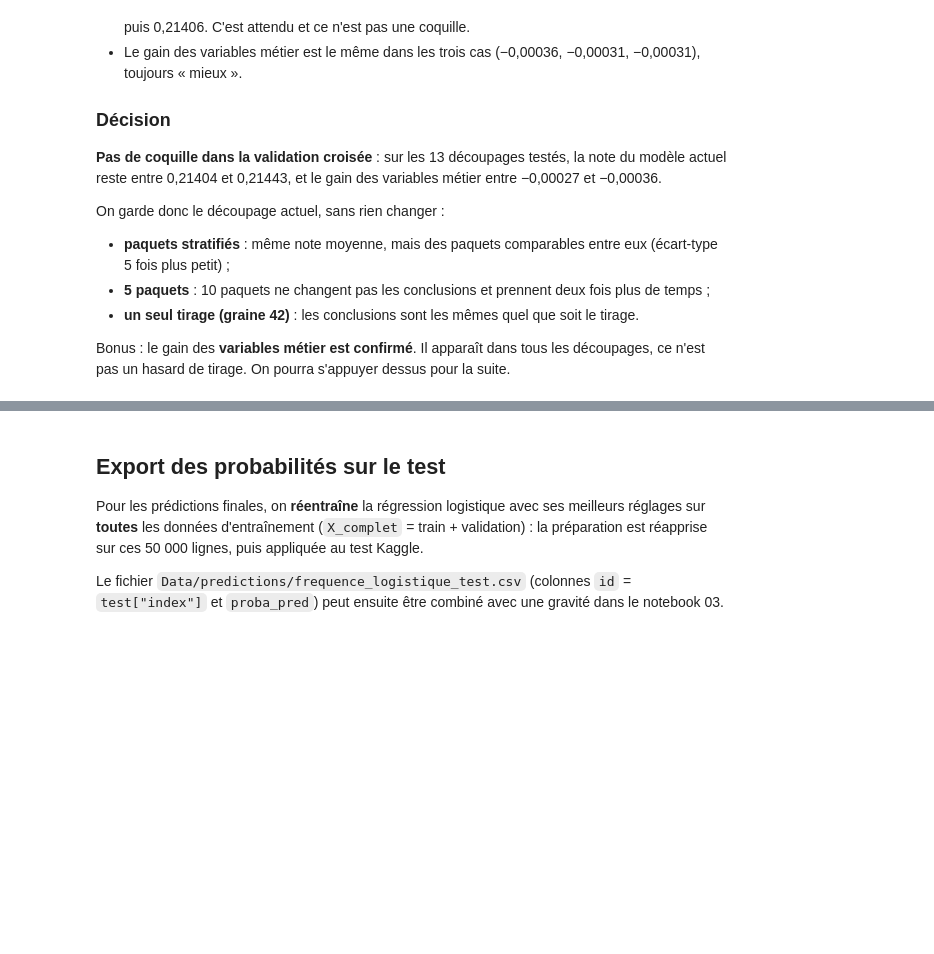
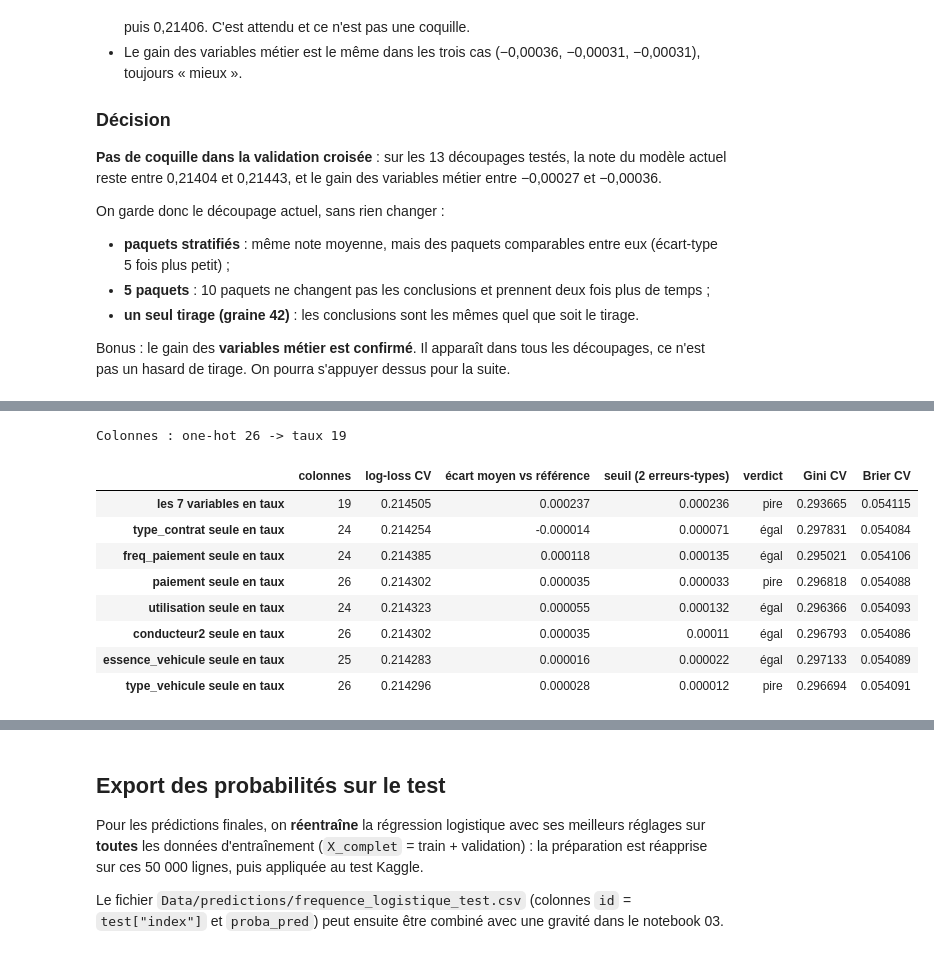
Before and after one commit to MaximilienCY/TD-Tarification-automobile-par-Machine-Learning, a Jupyter notebook: notebooks/01_frequence.ipynb, the cells around one changed output, grey strips where cells are left out. Drawn from its saved outputs; the diff is of its cells as text; code cells hidden in the pictures; blank space fills up the shorter version.

Commit message:
Fréquence 4.9 : catégorielles en taux de sinistres testées, one-hot gardé
Co-Authored-By: Claude Opus 5.5 <noreply@anthropic.com>

```diff
--- a/notebooks/01_frequence.ipynb
+++ b/notebooks/01_frequence.ipynb
@@ -2251,0 +2268,36 @@ Bonus : le gain des **variables métier est confirmé**. Il apparaît dans tous
+# %%
+def pli_taux_categories(X_entr, y_entr, X_eval, variables=CAT_FAIBLE):
+    # Les variables choisies passent du one-hot à une colonne « taux de sinistres lissé »
+    A, B = pli_actuel(X_entr, y_entr, X_eval)
+    for col in variables:
+        colonnes_one_hot = [c for c in A.columns if c.startswith(col + "_")]
+        A, B = A.drop(columns=colonnes_one_hot), B.drop(columns=colonnes_one_hot)
+        valeurs_A, valeurs_B = encoder_taux(X_entr[col], y_entr, X_eval[col])  # hors pli par client
+        A, B = remplacer_colonne(A, B, col, valeurs_A, valeurs_B)
+    return A, B
+
+
+# Contrôle : nombre de colonnes avant / après, sur le premier paquet
+pos_entr, pos_eval = positions_plis[0]
+A_test, _ = pli_taux_categories(X_train.iloc[pos_entr], y_train.iloc[pos_entr], X_train.iloc[pos_eval])
+print("Colonnes : one-hot", X_train_prep.shape[1], "-> taux", A_test.shape[1])
+
+lignes = {"les 7 variables en taux": {"colonnes": A_test.shape[1],
+                                     **comparer(scores_par_pli(pli_taux_categories), reference)}}
+for col in CAT_FAIBLE:
+    nb_colonnes = X_train_prep.shape[1] - sum(c.startswith(col + "_") for c in X_train_prep.columns) + 1
+    lignes[f"{col} seule en taux"] = {"colonnes": nb_colonnes,
+                                     **comparer(scores_par_pli(pli_taux_categories, variables=[col]), reference)}
+one_hot_ou_taux = pd.DataFrame(lignes).T
+one_hot_ou_taux[["colonnes", "log-loss CV", "écart moyen vs référence", "seuil (2 erreurs-types)", "verdict", "Gini CV", "Brier CV"]]
+# %% [output]
+Colonnes : one-hot 26 -> taux 19
+|  | colonnes | log-loss CV | écart moyen vs référence | seuil (2 erreurs-types) | verdict | Gini CV | Brier CV |
+| les 7 variables en taux | 19 | 0.214505 | 0.000237 | 0.000236 | pire | 0.293665 | 0.054115 |
+| type_contrat seule en taux | 24 | 0.214254 | -0.000014 | 0.000071 | égal | 0.297831 | 0.054084 |
+| freq_paiement seule en taux | 24 | 0.214385 | 0.000118 | 0.000135 | égal | 0.295021 | 0.054106 |
+| paiement seule en taux | 26 | 0.214302 | 0.000035 | 0.000033 | pire | 0.296818 | 0.054088 |
+| utilisation seule en taux | 24 | 0.214323 | 0.000055 | 0.000132 | égal | 0.296366 | 0.054093 |
+| conducteur2 seule en taux | 26 | 0.214302 | 0.000035 | 0.00011 | égal | 0.296793 | 0.054086 |
+| essence_vehicule seule en taux | 25 | 0.214283 | 0.000016 | 0.000022 | égal | 0.297133 | 0.054089 |
+| type_vehicule seule en taux | 26 | 0.214296 | 0.000028 | 0.000012 | pire | 0.296694 | 0.054091 |
```
Also changed, not shown: parts of 2 cells of this notebook, 1 other file.
